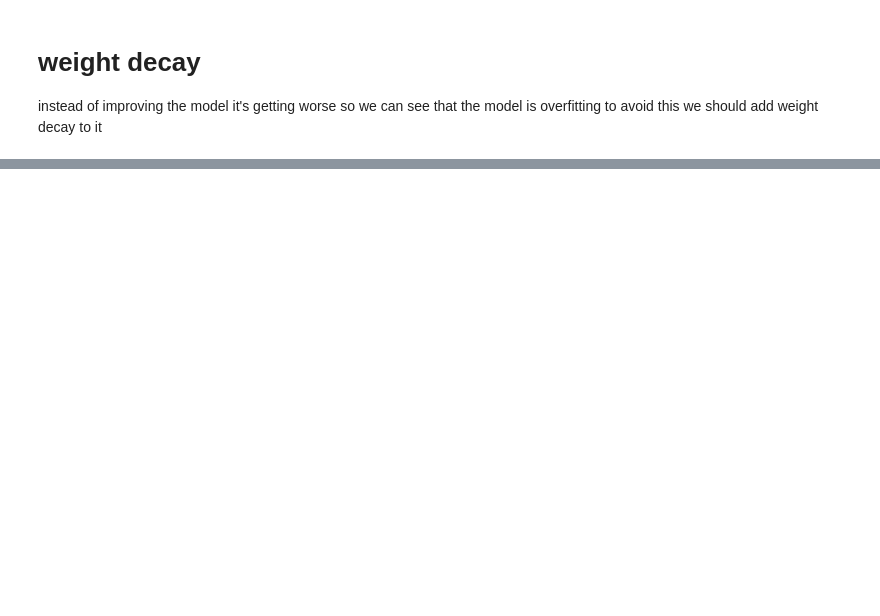
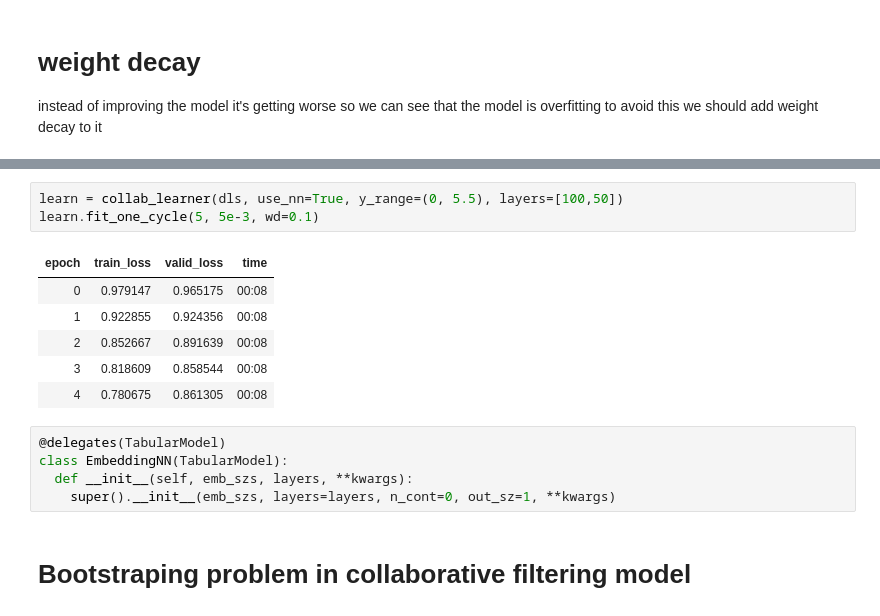
Before and after one commit to someshfengde/FastAI, a Jupyter notebook: lesson_notebooks/fastAI_Chapter8_collaborative_filtering_deep_dive_ipynb.ipynb, the cells around one changed output, grey strips where cells are left out. Saved outputs shown, nothing was run; the diff lists cells and outputs as text; blank space fills up the shorter version.

```diff
--- a/lesson_notebooks/fastAI_Chapter8_collaborative_filtering_deep_dive_ipynb.ipynb
+++ b/lesson_notebooks/fastAI_Chapter8_collaborative_filtering_deep_dive_ipynb.ipynb
@@ -195,0 +369,17 @@ instead of improving the model it's getting worse so we can see that the model i
+# %%
+learn = collab_learner(dls, use_nn=True, y_range=(0, 5.5), layers=[100,50])
+learn.fit_one_cycle(5, 5e-3, wd=0.1)
+# %% [output]
+| epoch | train_loss | valid_loss | time |
+| 0 | 0.979147 | 0.965175 | 00:08 |
+| 1 | 0.922855 | 0.924356 | 00:08 |
+| 2 | 0.852667 | 0.891639 | 00:08 |
+| 3 | 0.818609 | 0.858544 | 00:08 |
+| 4 | 0.780675 | 0.861305 | 00:08 |
+# %%
+@delegates(TabularModel)
+class EmbeddingNN(TabularModel):
+  def __init__(self, emb_szs, layers, **kwargs):
+    super().__init__(emb_szs, layers=layers, n_cont=0, out_sz=1, **kwargs)
+# %% [markdown]
+# Bootstraping problem in collaborative filtering model
```
Also changed, not shown: parts of 32 cells of this notebook.
